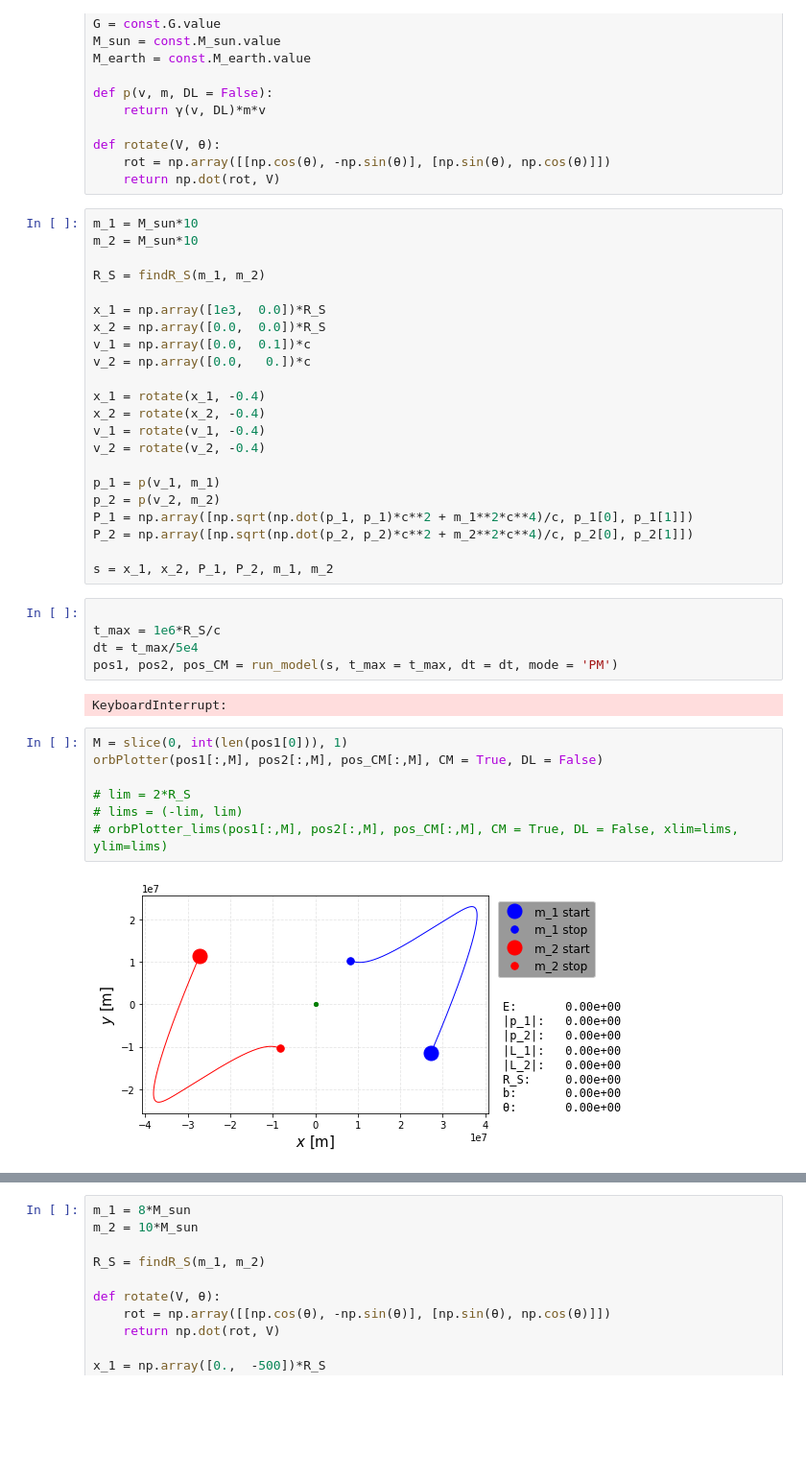
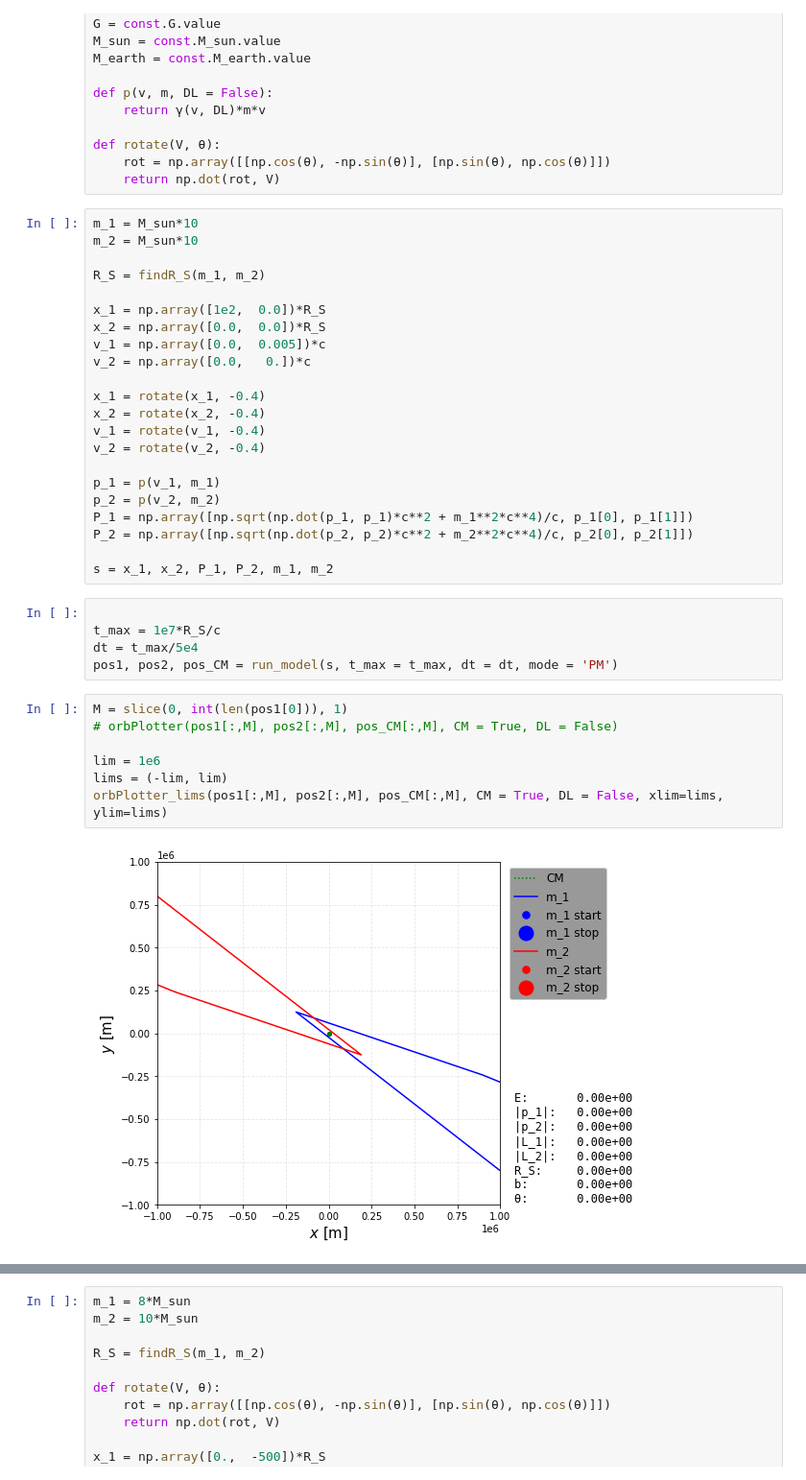
Before and after one commit to carlivas/Binary-Black-Hole-Orbitals, a Jupyter notebook: 04 POST MINKOWSKIAN EXPANSION/(PM) Post Minkowskian.ipynb, the cells around one changed output, grey strips where cells are left out. Shown at 96% size. Drawn from its saved outputs; the diff is of its cells as text; blank space fills up the shorter version.

```diff
--- a/04 POST MINKOWSKIAN EXPANSION/(PM) Post Minkowskian.ipynb
+++ b/04 POST MINKOWSKIAN EXPANSION/(PM) Post Minkowskian.ipynb
@@ -18,9 +18,9 @@ m_2 = M_sun*10
 
 R_S = findR_S(m_1, m_2)
 
-x_1 = np.array([1e3,  0.0])*R_S
+x_1 = np.array([1e2,  0.0])*R_S
 x_2 = np.array([0.0,  0.0])*R_S
-v_1 = np.array([0.0,  0.1])*c
+v_1 = np.array([0.0,  0.005])*c
 v_2 = np.array([0.0,   0.])*c
 
 x_1 = rotate(x_1, -0.4)
@@ -36,20 +36,18 @@ P_2 = np.array([np.sqrt(np.dot(p_2, p_2)*c**2 + m_2**2*c**4)/c, p_2[0], p_2[1]])
 s = x_1, x_2, P_1, P_2, m_1, m_2
 # %%
 
-t_max = 1e6*R_S/c
+t_max = 1e7*R_S/c
 dt = t_max/5e4
 pos1, pos2, pos_CM = run_model(s, t_max = t_max, dt = dt, mode = 'PM')
-# %% [output]
-KeyboardInterrupt:
 # %%
 M = slice(0, int(len(pos1[0])), 1)
-orbPlotter(pos1[:,M], pos2[:,M], pos_CM[:,M], CM = True, DL = False)
+# orbPlotter(pos1[:,M], pos2[:,M], pos_CM[:,M], CM = True, DL = False)
 
-# lim = 2*R_S
-# lims = (-lim, lim)
-# orbPlotter_lims(pos1[:,M], pos2[:,M], pos_CM[:,M], CM = True, DL = False, xlim=lims, ylim=lims)
+lim = 1e6
+lims = (-lim, lim)
+orbPlotter_lims(pos1[:,M], pos2[:,M], pos_CM[:,M], CM = True, DL = False, xlim=lims, ylim=lims)
 # %% [output]
-[figure, old version]
+[figure, new version]
 # %%
 %run ./Functions_PM.ipynb
 
```
Also changed, not shown: parts of 7 cells of this notebook, 1 other file.
